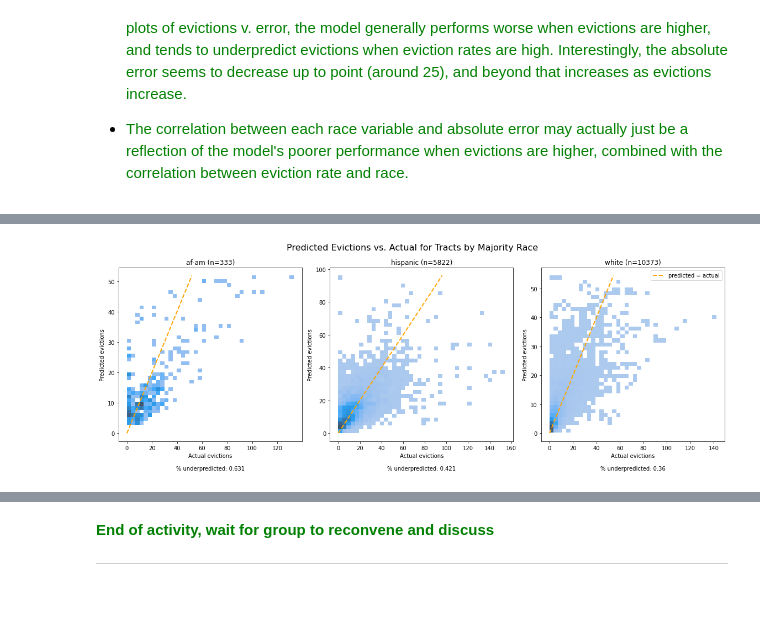
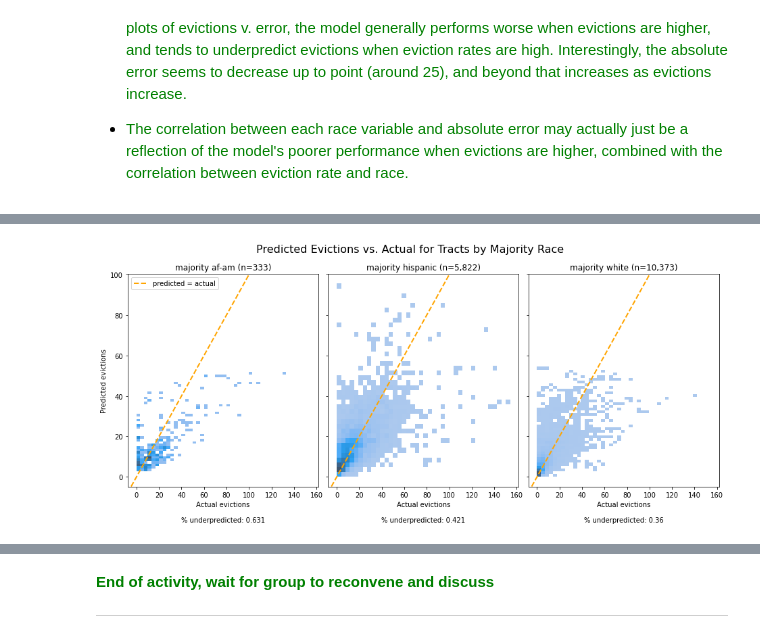
Before and after one commit to pruthvipatel/msc-buckinghum-data-ethics, a Jupyter notebook: notebooks/eviction-data-case-study-reference.ipynb, the cells around one changed output, grey strips where cells are left out. Drawn from its saved outputs; the diff is of its cells as text; code cells hidden in the pictures; blank space fills up the shorter version.

```diff
--- a/notebooks/eviction-data-case-study-reference.ipynb
+++ b/notebooks/eviction-data-case-study-reference.ipynb
@@ -55,7 +68,9 @@ pd.set_option("display.max_columns", 30)
 # %%
 # load the data from where we have it saved online
 DATA_URL = "https://drivendata-public-assets.s3.amazonaws.com/odsc-west-2019/california-tracts.csv"
-DATA_PATH = "../data/raw/california-tracts.csv"
+DATA_PATH = Path("../data/raw/california-tracts.csv")
 
-# Set standard fig size for plots
-FIGSIZE = (10, 10)
+if not DATA_PATH.exists():
+    DATA_PATH.parent.mkdir(exist_ok=True, parents=True)
+    # Download data
+    wget.download(url=DATA_URL, out=str(DATA_PATH))
@@ -143,0 +221,13 @@ Variables:
+# %%
+%%time
+# train the model - note that this may take a few moments
+model_pipeline = Pipeline([
+    ('med_impute', SimpleImputer(strategy='median')),
+    ('model', RandomForestRegressor(
+        criterion='friedman_mse',
+        n_estimators=100,
+        max_depth=10,
+        random_state=36
+    ))
+])
+model_pipeline.fit(X_train, y_train)
@@ -724,35 +761,35 @@ plt.show()
 # %%
 # Produce the same plot side by side for different populations
-fig, axes = plt.subplots(1, 3, figsize=(16, 6))
+fig, axes = plt.subplots(1, 3, figsize=(13, 6), sharex=True, sharey=True)
 fig.suptitle(
     "Predicted Evictions vs. Actual for Tracts by Majority Race",
     fontsize=16,
 )
 
 
 def plot_error_for_pop(pop_name, ax, thresh=50):
     pop = df_test[df_test[f"pct-{pop_name}"] > thresh]
 
     sns.histplot(data=pop, x="evictions", y="pred", ax=ax, bins=40)
-    ax.plot(
-        [0, max(pop.pred)],
-        [0, max(pop.pred)],
-        "--",
+    ax.axline(
+        [0, 0],
+        slope=1,
+        linestyle="--",
         linewidth=2,
         color="orange",
         label="predicted = actual",
     )
     ax.set_xlabel(
         f"Actual evictions\n\n% underpredicted: {(pop.pred < pop.evictions).mean().round(3)}"
     )
     ax.set_ylabel("Predicted evictions")
-    ax.set_title(f"{pop_name} (n={len(pop)})")
+    ax.set_title(f"majority {pop_name} (n={len(pop):,})")
 
 
 for ax, pop_name in zip(axes, ["af-am", "hispanic", "white"]):
     plot_error_for_pop(pop_name, ax=ax)
 
-plt.legend()
+axes[0].legend()
 plt.tight_layout()
 # %% [output]
-[figure, old version]
+[figure, new version]
```
Also changed, not shown: parts of 67 cells of this notebook.
